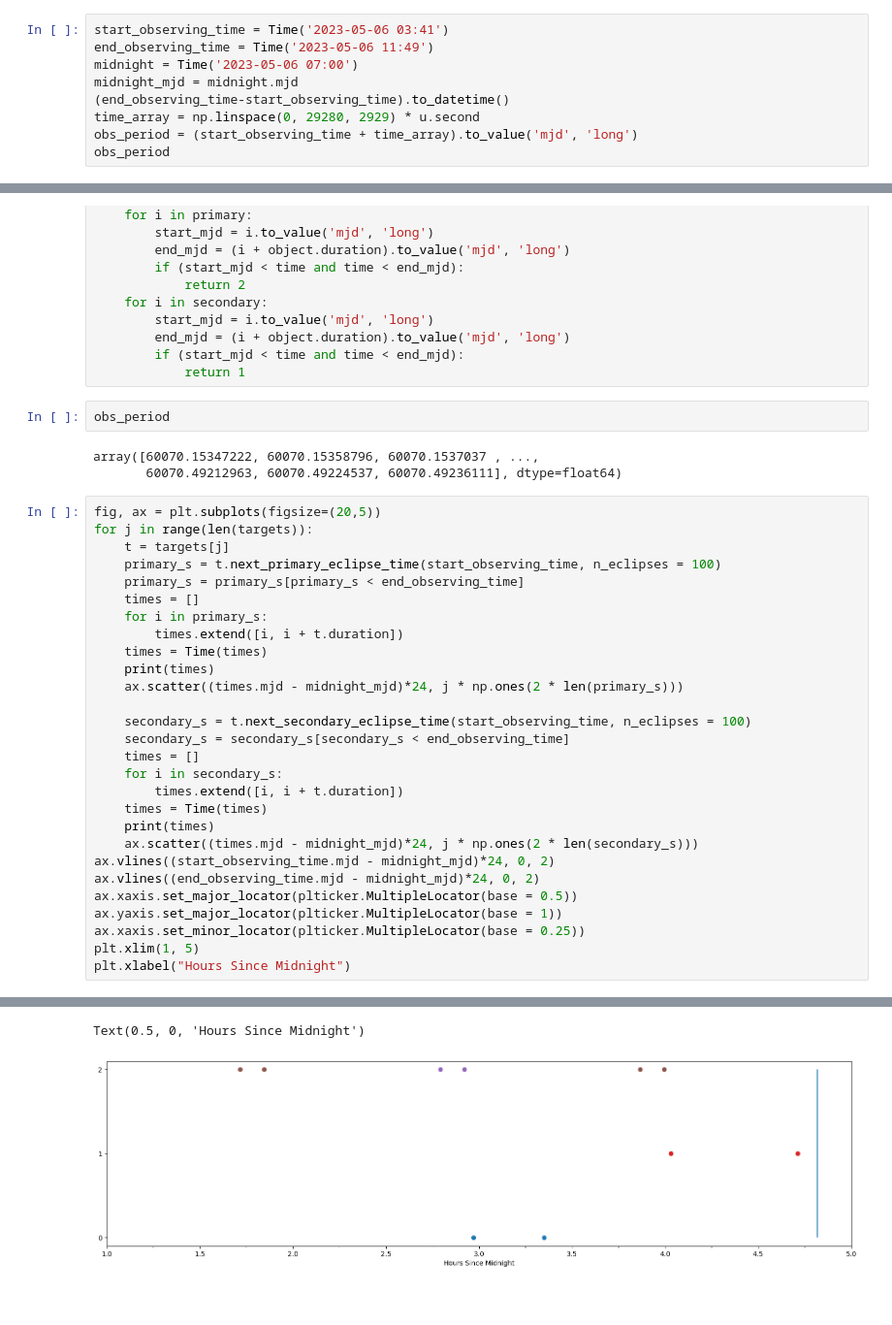
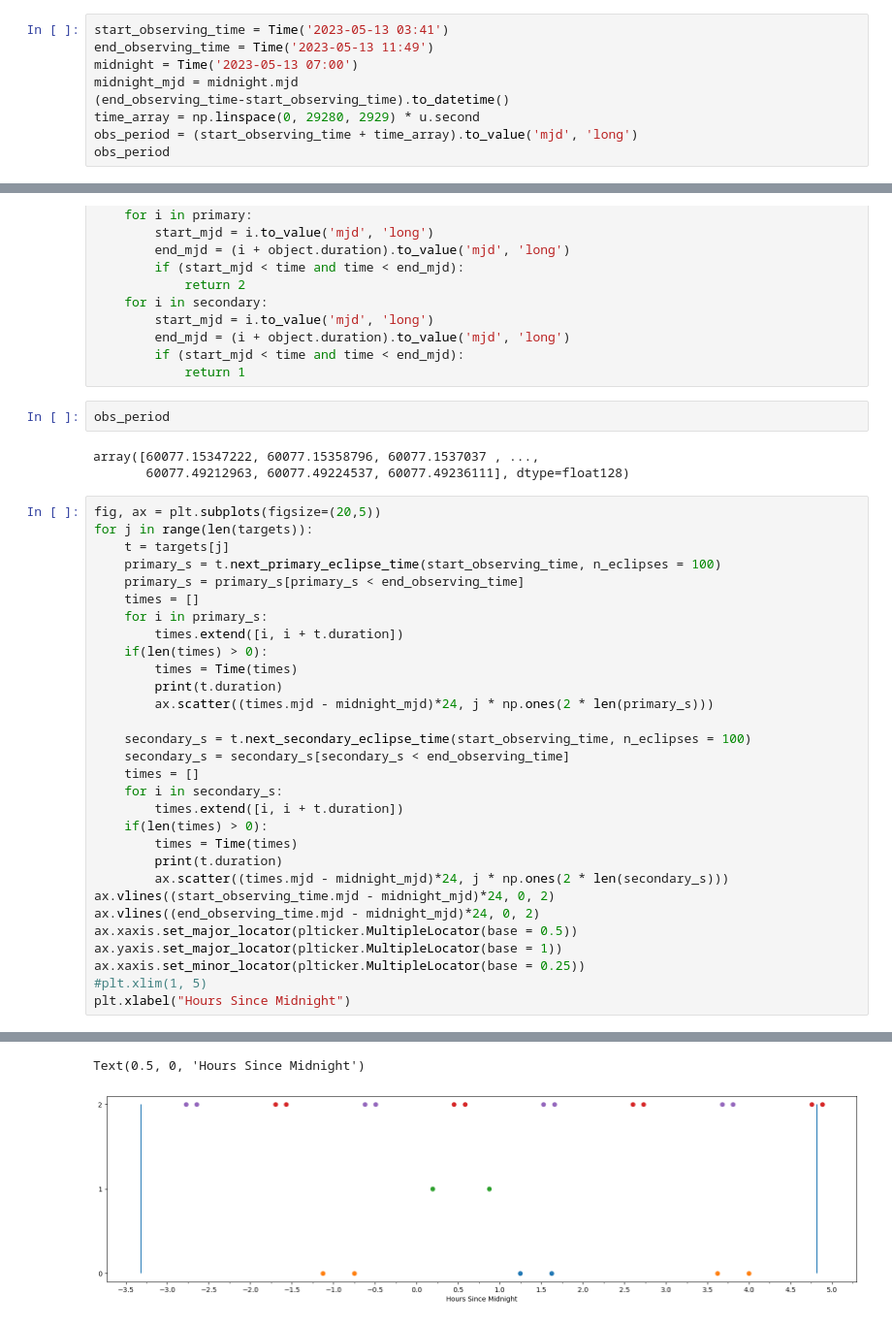
Before and after one commit to Hallflower20/palomar-project, a Jupyter notebook: planning/plan_observation6.ipynb, the cells around one changed output, grey strips where cells are left out. Shown at 97% size. Saved outputs shown, nothing was run; the diff lists cells and outputs as text; blank space fills up the shorter version.

```diff
--- a/planning/plan_observation6.ipynb
+++ b/planning/plan_observation6.ipynb
@@ -25,9 +25,9 @@ from astroplan import is_observable, is_always_observable, months_observable
 observer = Observer.at_site('palomar')
 from astroplan import EclipsingSystem
 # %%
-start_observing_time = Time('2023-05-06 03:41')
-end_observing_time = Time('2023-05-06 11:49')
-midnight = Time('2023-05-06 07:00')
+start_observing_time = Time('2023-05-13 03:41')
+end_observing_time = Time('2023-05-13 11:49')
+midnight = Time('2023-05-13 07:00')
 midnight_mjd = midnight.mjd
 (end_observing_time-start_observing_time).to_datetime()
 time_array = np.linspace(0, 29280, 2929) * u.second
@@ -61,8 +61,8 @@ def observable(object, time): # 0 for no, 2 for primary, 1 for secondary
 # %%
 obs_period
 # %% [output]
-array([60070.15347222, 60070.15358796, 60070.1537037 , ...,
-       60070.49212963, 60070.49224537, 60070.49236111], dtype=float64)
+array([60077.15347222, 60077.15358796, 60077.1537037 , ...,
+       60077.49212963, 60077.49224537, 60077.49236111], dtype=float128)
 # %%
 fig, ax = plt.subplots(figsize=(20,5))
 for j in range(len(targets)):
@@ -72,23 +72,25 @@ for j in range(len(targets)):
     times = []
     for i in primary_s:
         times.extend([i, i + t.duration])
-    times = Time(times)
-    print(times)
-    ax.scatter((times.mjd - midnight_mjd)*24, j * np.ones(2 * len(primary_s)))
+    if(len(times) > 0):
+        times = Time(times)
+        print(t.duration)
+        ax.scatter((times.mjd - midnight_mjd)*24, j * np.ones(2 * len(primary_s)))
 
     secondary_s = t.next_secondary_eclipse_time(start_observing_time, n_eclipses = 100)
     secondary_s = secondary_s[secondary_s < end_observing_time]
     times = []
     for i in secondary_s:
         times.extend([i, i + t.duration])
-    times = Time(times)
-    print(times)
-    ax.scatter((times.mjd - midnight_mjd)*24, j * np.ones(2 * len(secondary_s)))
+    if(len(times) > 0):
+        times = Time(times)
+        print(t.duration)
+        ax.scatter((times.mjd - midnight_mjd)*24, j * np.ones(2 * len(secondary_s)))
 ax.vlines((start_observing_time.mjd - midnight_mjd)*24, 0, 2)
 ax.vlines((end_observing_time.mjd - midnight_mjd)*24, 0, 2)
 ax.xaxis.set_major_locator(plticker.MultipleLocator(base = 0.5))
 ax.yaxis.set_major_locator(plticker.MultipleLocator(base = 1))
 ax.xaxis.set_minor_locator(plticker.MultipleLocator(base = 0.25))
-plt.xlim(1, 5)
+#plt.xlim(1, 5)
 plt.xlabel("Hours Since Midnight")
 # %% [output]
@@ -107,2 +102,2 @@ plt.xlabel("Hours Since Midnight")
 Text(0.5, 0, 'Hours Since Midnight')
-[figure, old version]
+[figure, new version]
```
Also changed, not shown: parts of 3 cells of this notebook, 1 other file.
